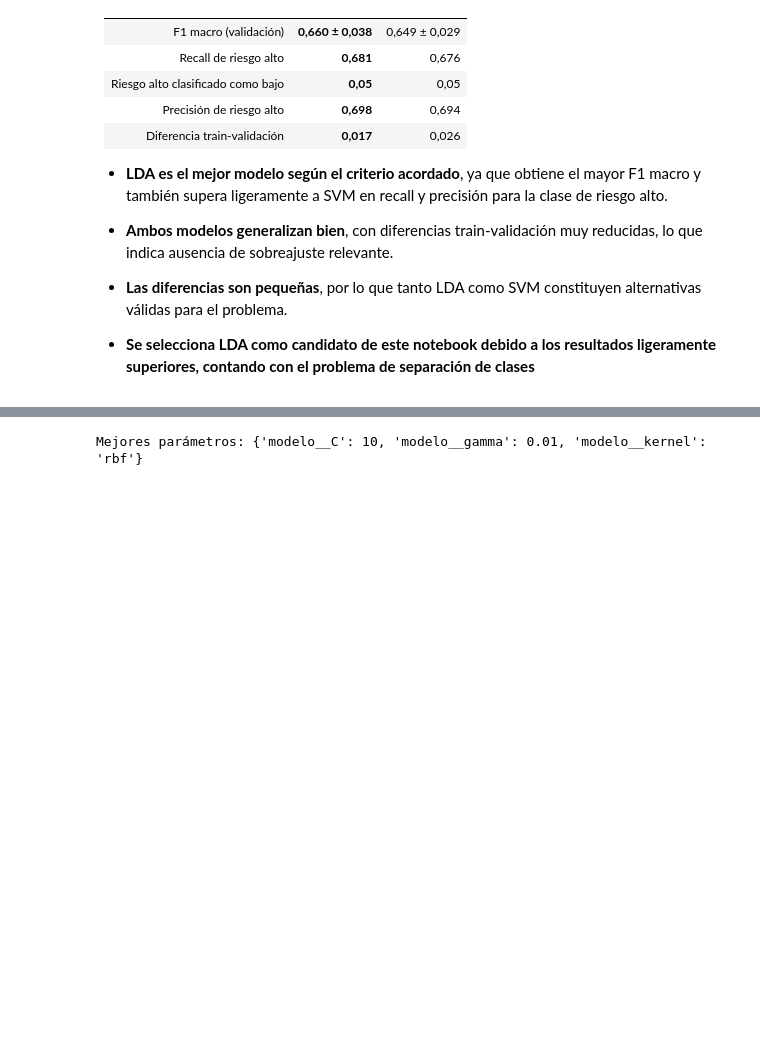
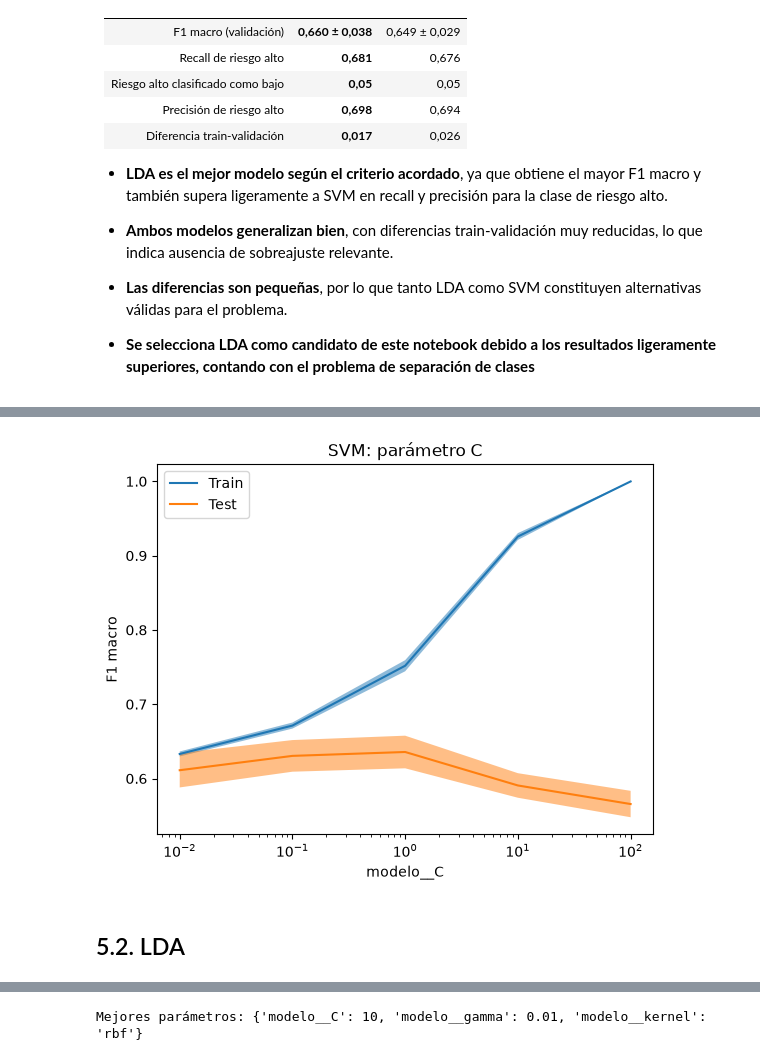
Before and after one commit to enzocastrozn/machine_learning, a Jupyter notebook: src/modelos_enzo.ipynb, the cells around one changed output, grey strips where cells are left out. Drawn from its saved outputs; the diff is of its cells as text; code cells hidden in the pictures; blank space fills up the shorter version.

Commit message:
Implementación Test, Smotenc y Correcciones

```diff
--- a/src/modelos_enzo.ipynb
+++ b/src/modelos_enzo.ipynb
@@ -456,0 +482,9 @@ plt.show()
+# %%
+busqueda_svm = busquedas_svm["smotenc"]
+
+print("Mejores parámetros:", busqueda_svm.best_params_)
+
+tabla_svm = mod.tabla_resultados(busqueda_svm, "svm")
+mod.guardar_resultados(busqueda_svm, "svm")
+
+tabla_svm.round(3).T
@@ -456,0 +510,11 @@ plt.show()
+# %%
+curva_validacion(
+    busqueda_svm,
+    "modelo__C",
+    [0.01, 0.1, 1, 10, 100],
+    "SVM: parámetro C"
+)
+# %% [output]
+[figure, added]
+# %% [markdown]
+## 5.2. LDA
```
Also changed, not shown: parts of 32 cells of this notebook, 3 other files.
